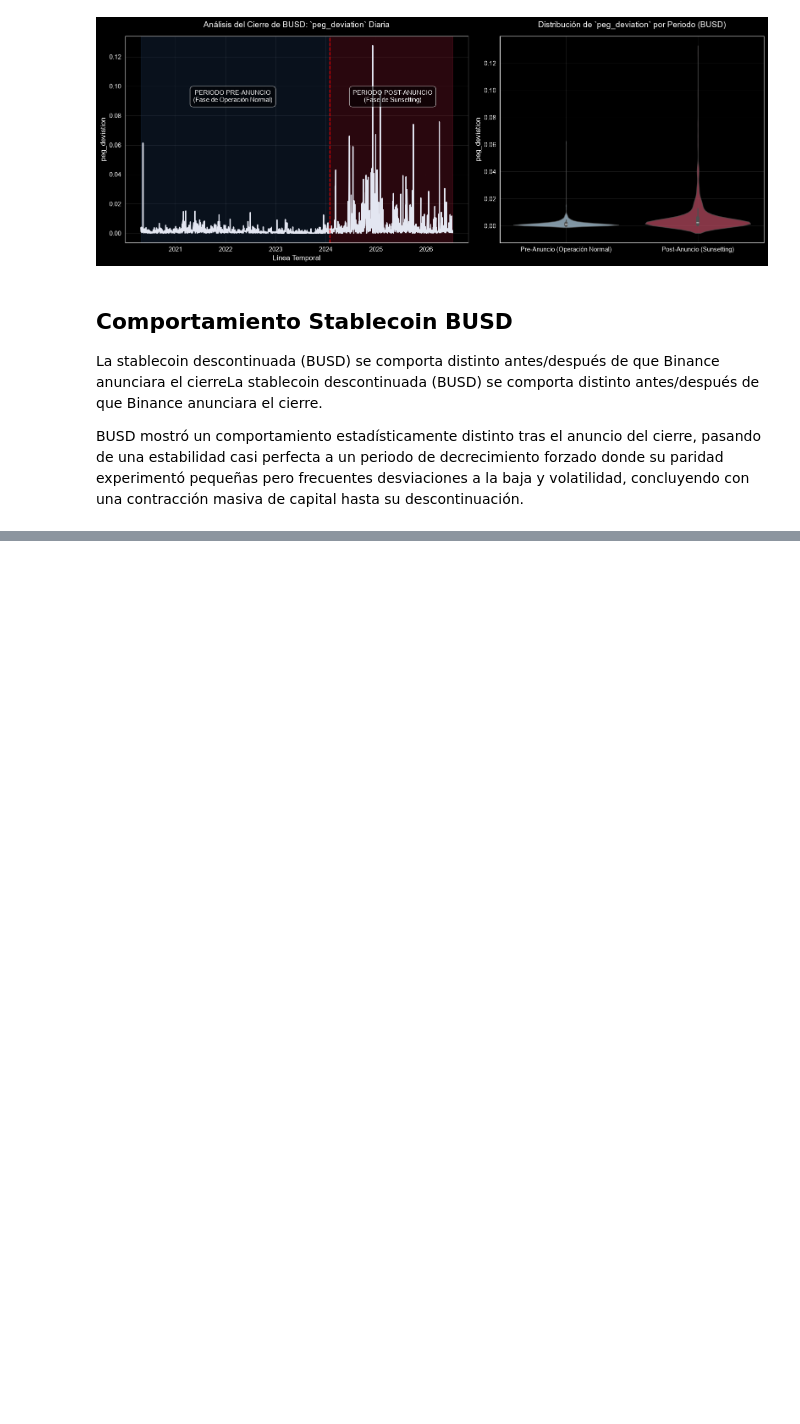
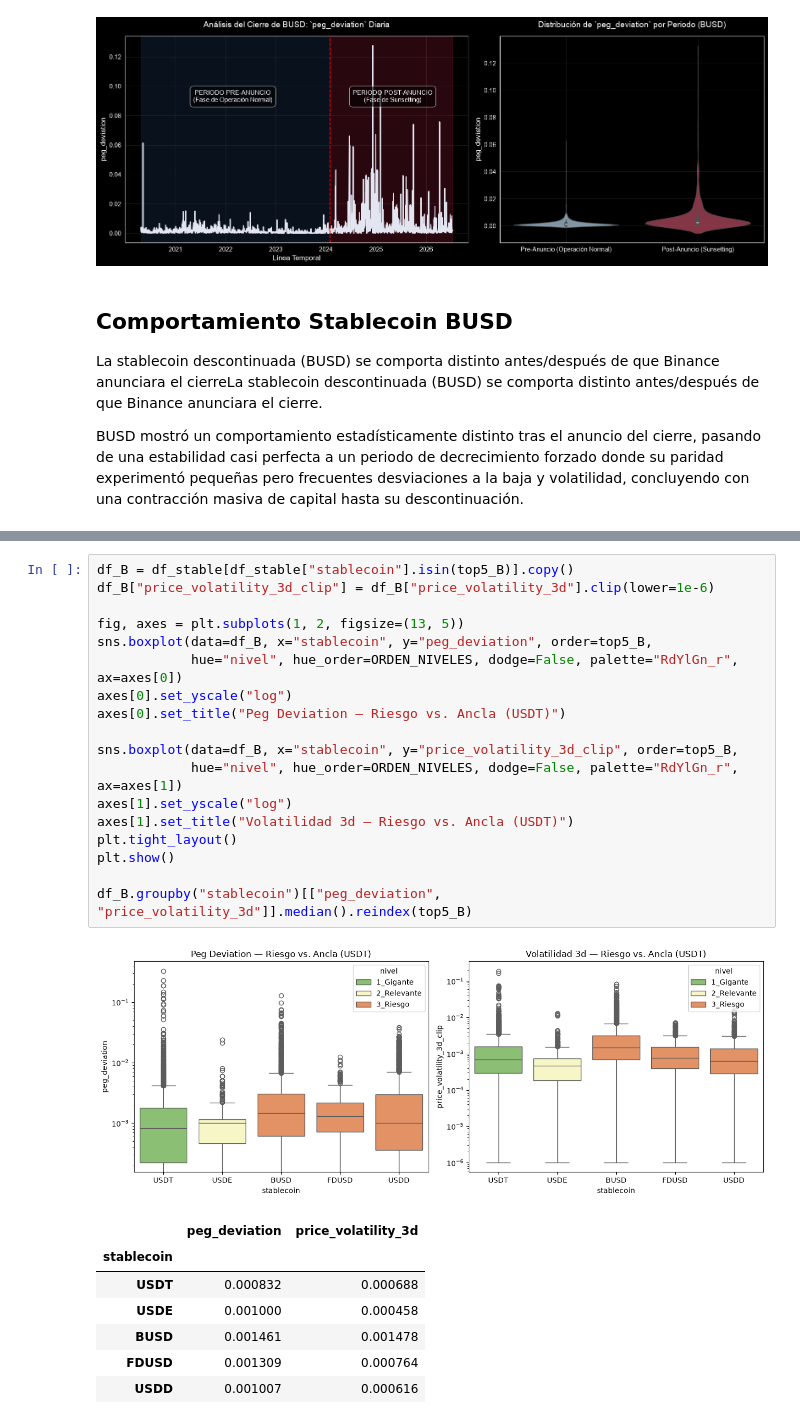
Before and after one commit to Bootcamp-DA-P2/criptoradar, a Jupyter notebook: notebooks/EDA.ipynb, the cells around one changed output, grey strips where cells are left out. Saved outputs shown, nothing was run; the diff lists cells and outputs as text; blank space fills up the shorter version.

```diff
--- a/notebooks/EDA.ipynb
+++ b/notebooks/EDA.ipynb
@@ -509,0 +632,27 @@ Impacto Stable -> Cripto (¿Depeg hoy predice volatilidad BTC mañana?): 0.0222
+# %%
+df_B = df_stable[df_stable["stablecoin"].isin(top5_B)].copy()
+df_B["price_volatility_3d_clip"] = df_B["price_volatility_3d"].clip(lower=1e-6)
+
+fig, axes = plt.subplots(1, 2, figsize=(13, 5))
+sns.boxplot(data=df_B, x="stablecoin", y="peg_deviation", order=top5_B,
+            hue="nivel", hue_order=ORDEN_NIVELES, dodge=False, palette="RdYlGn_r", ax=axes[0])
+axes[0].set_yscale("log")
+axes[0].set_title("Peg Deviation — Riesgo vs. Ancla (USDT)")
+
+sns.boxplot(data=df_B, x="stablecoin", y="price_volatility_3d_clip", order=top5_B,
+            hue="nivel", hue_order=ORDEN_NIVELES, dodge=False, palette="RdYlGn_r", ax=axes[1])
+axes[1].set_yscale("log")
+axes[1].set_title("Volatilidad 3d — Riesgo vs. Ancla (USDT)")
+plt.tight_layout()
+plt.show()
+
+df_B.groupby("stablecoin")[["peg_deviation", "price_volatility_3d"]].median().reindex(top5_B)
+# %% [output]
+[figure, added]
+|  | peg_deviation | price_volatility_3d |
+| stablecoin |  |  |
+| USDT | 0.000832 | 0.000688 |
+| USDE | 0.001000 | 0.000458 |
+| BUSD | 0.001461 | 0.001478 |
+| FDUSD | 0.001309 | 0.000764 |
+| USDD | 0.001007 | 0.000616 |
```
Also changed, not shown: parts of 21 cells of this notebook.
